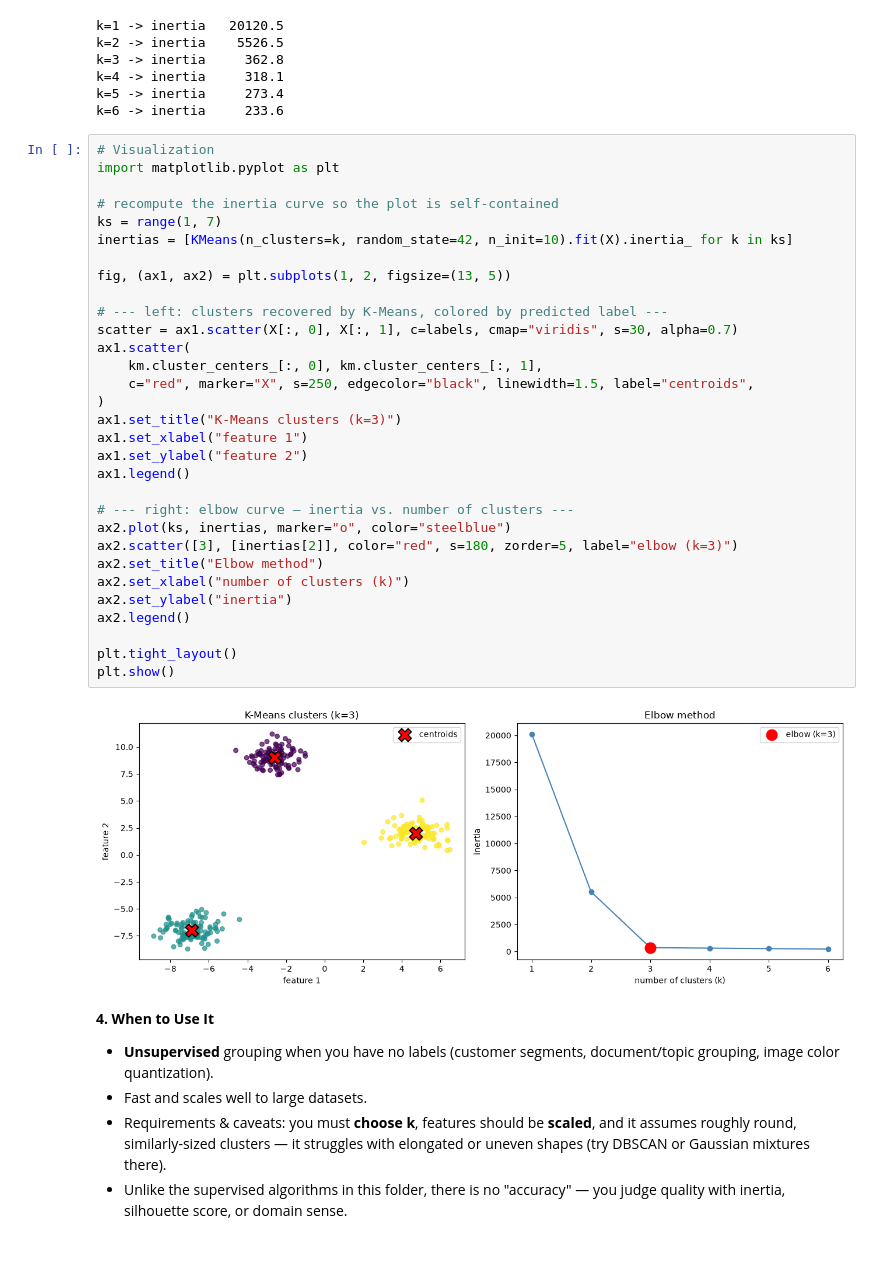
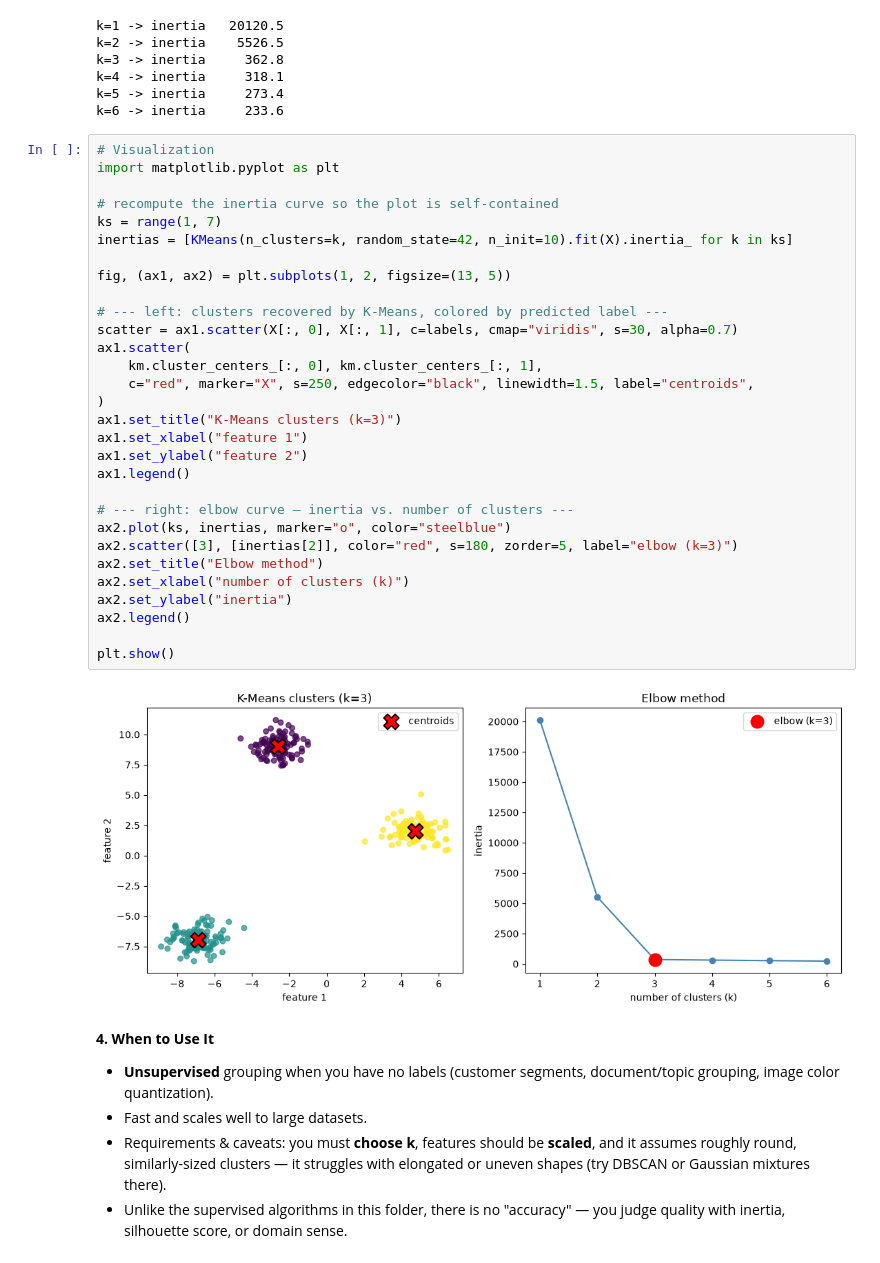
Before and after one commit to mohalkarushikesh/switch, a Jupyter notebook: Phase 1/ML_Fundamentals/Algorithms/kmeans.ipynb, the cells around one changed output. Saved outputs shown, nothing was run; the diff lists cells and outputs as text.

```diff
--- a/Phase 1/ML_Fundamentals/Algorithms/kmeans.ipynb
+++ b/Phase 1/ML_Fundamentals/Algorithms/kmeans.ipynb
@@ -67,35 +70,34 @@ k=6 -> inertia     233.6
 # Visualization
 import matplotlib.pyplot as plt
 
 # recompute the inertia curve so the plot is self-contained
 ks = range(1, 7)
 inertias = [KMeans(n_clusters=k, random_state=42, n_init=10).fit(X).inertia_ for k in ks]
 
 fig, (ax1, ax2) = plt.subplots(1, 2, figsize=(13, 5))
 
 # --- left: clusters recovered by K-Means, colored by predicted label ---
 scatter = ax1.scatter(X[:, 0], X[:, 1], c=labels, cmap="viridis", s=30, alpha=0.7)
 ax1.scatter(
     km.cluster_centers_[:, 0], km.cluster_centers_[:, 1],
     c="red", marker="X", s=250, edgecolor="black", linewidth=1.5, label="centroids",
 )
 ax1.set_title("K-Means clusters (k=3)")
 ax1.set_xlabel("feature 1")
 ax1.set_ylabel("feature 2")
 ax1.legend()
 
 # --- right: elbow curve — inertia vs. number of clusters ---
 ax2.plot(ks, inertias, marker="o", color="steelblue")
 ax2.scatter([3], [inertias[2]], color="red", s=180, zorder=5, label="elbow (k=3)")
 ax2.set_title("Elbow method")
 ax2.set_xlabel("number of clusters (k)")
 ax2.set_ylabel("inertia")
 ax2.legend()
 
-plt.tight_layout()
 plt.show()
 # %% [output]
-[figure, old version]
+[figure, new version]
 # %% [markdown]
 **4. When to Use It**
 
```
Also changed, not shown: parts of 5 cells of this notebook, 4 other files.
